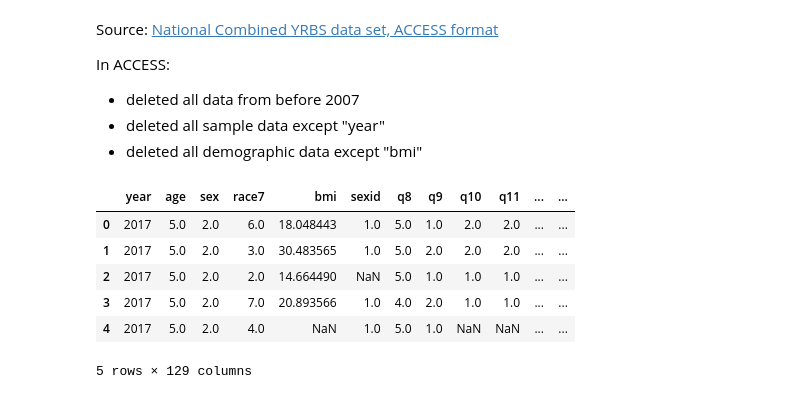
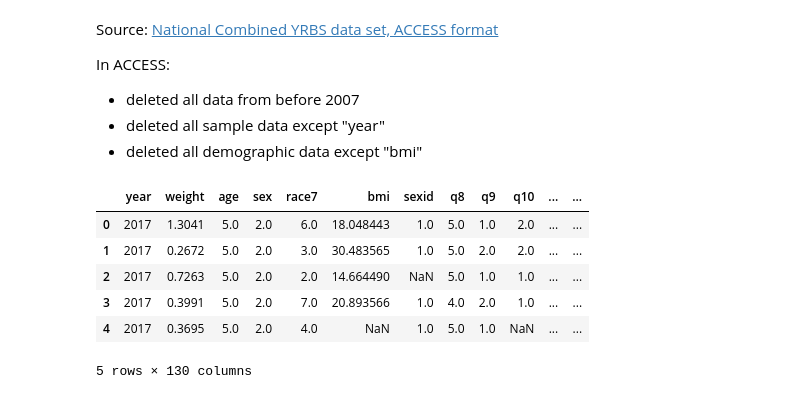
Before and after one commit to ds-modules/LS-22, a Jupyter notebook: Zach/correlation_causation/data-cleaning.ipynb, the cells around one changed output. Saved outputs shown, nothing was run; the diff lists cells and outputs as text; code cells hidden in the pictures.

```diff
--- a/Zach/correlation_causation/data-cleaning.ipynb
+++ b/Zach/correlation_causation/data-cleaning.ipynb
@@ -11,12 +13,12 @@ import pandas as pd
 # %%
 # read in National data
-national = pd.read_csv("data/SADCQ.csv")
+national = pd.read_csv("data/SADCQ_07_17.csv")
 national.head()
 # %% [output]
-|  | year | age | sex | race7 | bmi | sexid | q8 | q9 | q10 | q11 | ... | ... |
-| 0 | 2017 | 5.0 | 2.0 | 6.0 | 18.048443 | 1.0 | 5.0 | 1.0 | 2.0 | 2.0 | ... | ... |
-| 1 | 2017 | 5.0 | 2.0 | 3.0 | 30.483565 | 1.0 | 5.0 | 2.0 | 2.0 | 2.0 | ... | ... |
-| 2 | 2017 | 5.0 | 2.0 | 2.0 | 14.664490 | NaN | 5.0 | 1.0 | 1.0 | 1.0 | ... | ... |
-| 3 | 2017 | 5.0 | 2.0 | 7.0 | 20.893566 | 1.0 | 4.0 | 2.0 | 1.0 | 1.0 | ... | ... |
-| 4 | 2017 | 5.0 | 2.0 | 4.0 | NaN | 1.0 | 5.0 | 1.0 | NaN | NaN | ... | ... |
+|  | year | weight | age | sex | race7 | bmi | sexid | q8 | q9 | q10 | ... | ... |
+| 0 | 2017 | 1.3041 | 5.0 | 2.0 | 6.0 | 18.048443 | 1.0 | 5.0 | 1.0 | 2.0 | ... | ... |
+| 1 | 2017 | 0.2672 | 5.0 | 2.0 | 3.0 | 30.483565 | 1.0 | 5.0 | 2.0 | 2.0 | ... | ... |
+| 2 | 2017 | 0.7263 | 5.0 | 2.0 | 2.0 | 14.664490 | NaN | 5.0 | 1.0 | 1.0 | ... | ... |
+| 3 | 2017 | 0.3991 | 5.0 | 2.0 | 7.0 | 20.893566 | 1.0 | 4.0 | 2.0 | 1.0 | ... | ... |
+| 4 | 2017 | 0.3695 | 5.0 | 2.0 | 4.0 | NaN | 1.0 | 5.0 | 1.0 | NaN | ... | ... |
-5 rows × 129 columns
+5 rows × 130 columns
```
Also changed, not shown: parts of 18 cells of this notebook, 3 other files.
